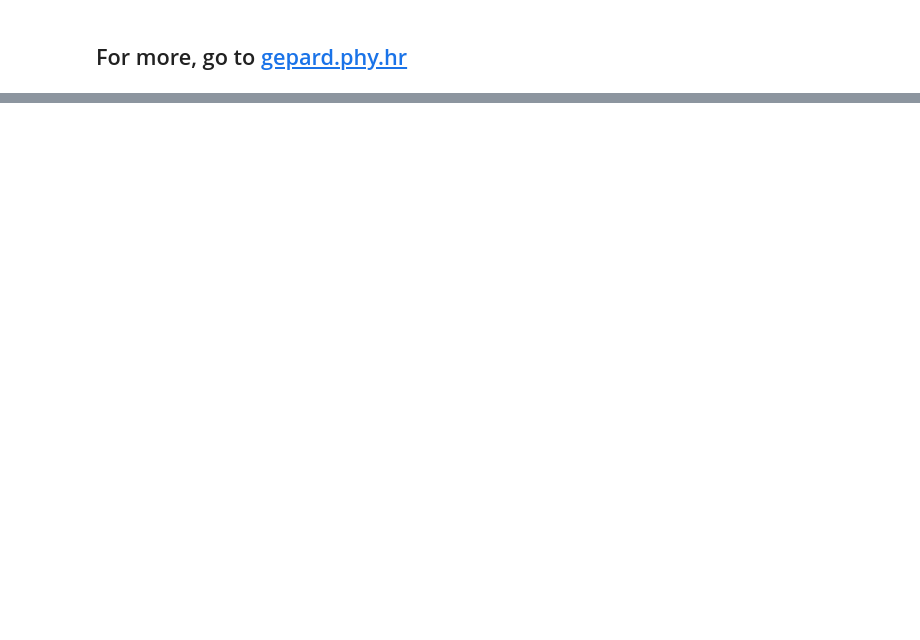
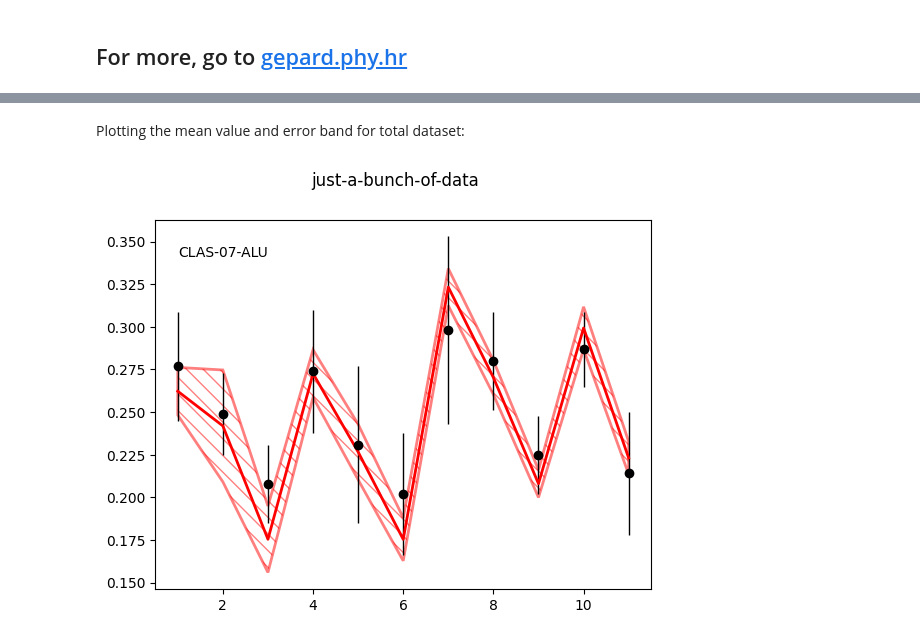
Before and after one commit to kkumer/gepard-presentation, a Jupyter notebook: slides.ipynb, the cells around one changed output, grey strips where cells are left out. Drawn from its saved outputs; the diff is of its cells as text; code cells hidden in the pictures; blank space fills up the shorter version.

```diff
--- a/slides.ipynb
+++ b/slides.ipynb
@@ -240,0 +253,3 @@ collected 111 items
+# %%
+fitpoints = g.dset[31] + g.dset[8]
+g.describe_data(fitpoints)
@@ -240,0 +352,6 @@ collected 111 items
+# %% [markdown]
+Plotting the mean value and error band for total dataset:
+# %%
+fig = gplots.jbod(points=fitpoints[-11:], lines=[th], bands=[th])
+# %% [output]
+[figure, added]
```
Also changed, not shown: parts of 46 cells of this notebook.
